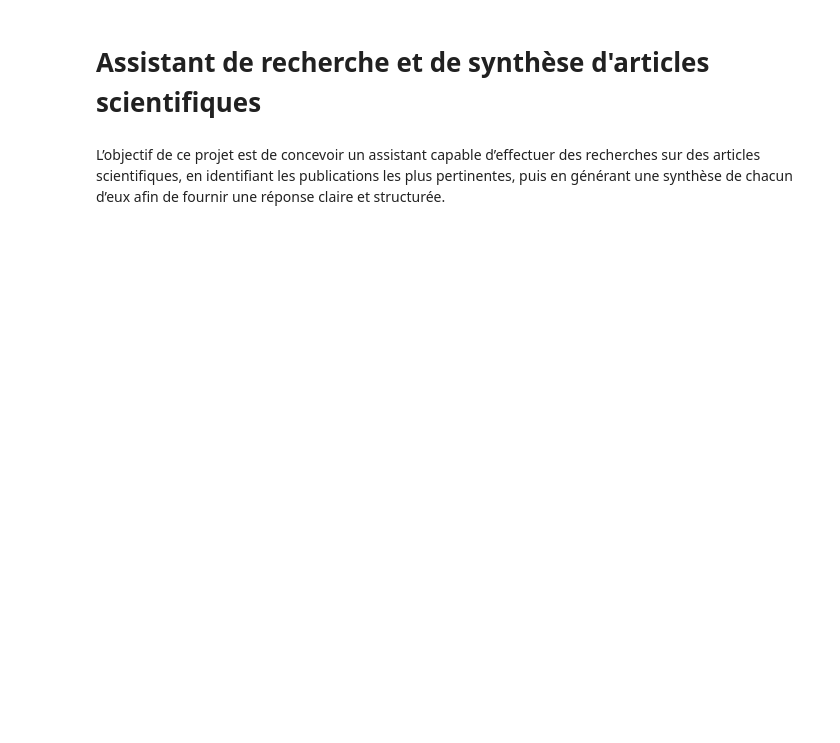
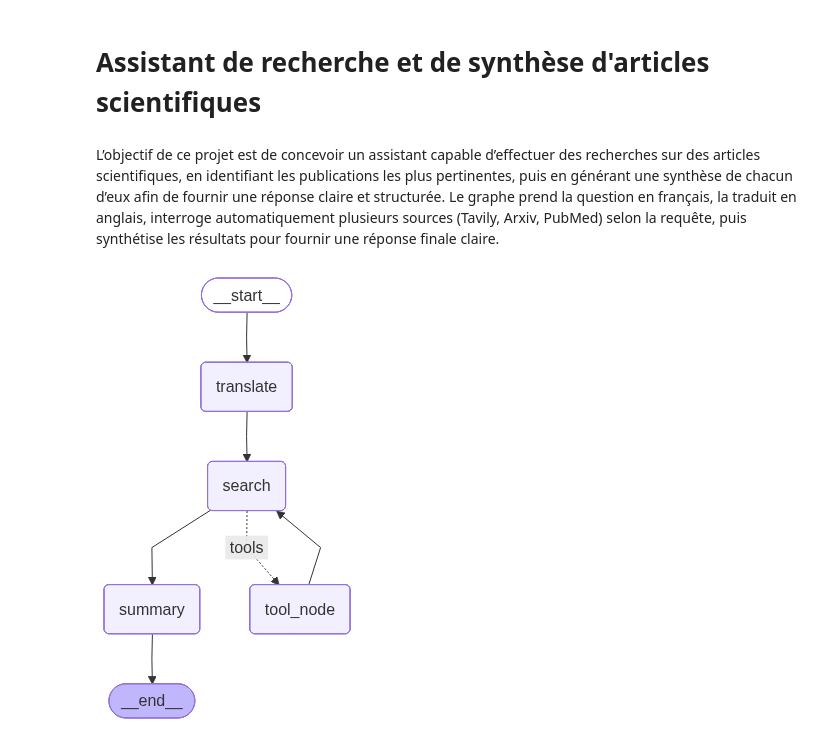
Before and after one commit to cpmk297/agent_recherche_scientifique, a Jupyter notebook: notebook.ipynb, the cells around one changed output. Cells and saved outputs as stored; diff of their text form; code cells hidden in the pictures; blank space fills up the shorter version.

```diff
--- a/notebook.ipynb
+++ b/notebook.ipynb
@@ -2,6 +2,7 @@
 # Assistant de recherche et de synthèse d'articles scientifiques
 # %% [markdown]
 L’objectif de ce projet est de concevoir un assistant capable d’effectuer des recherches sur des articles scientifiques, en identifiant les publications les plus pertinentes, puis en générant une synthèse de chacun d’eux afin de fournir une réponse claire et structurée.
+Le graphe prend la question en français, la traduit en anglais, interroge automatiquement plusieurs sources (Tavily, Arxiv, PubMed) selon la requête, puis synthétise les résultats pour fournir une réponse finale claire.
 # %%
 from langchain_groq import ChatGroq
 from langchain_core.messages import HumanMessage, AIMessage, SystemMessage, AnyMessage
@@ -20,7 +21,7 @@ load_dotenv()
 TAVILY_API_KEY = os.getenv("TAVILY_API_KEY")
 KEY_API= os.getenv("GROQ_API_KEY")
 # %%
-llm = ChatGroq(model = "llama-3.3-70b-versatile", temperature=0)
+llm = ChatGroq(model = "openai/gpt-oss-120b", temperature=0)
 # %%
 class AgentState(TypedDict):
 
@@ -28,40 +29,91 @@ class AgentState(TypedDict):
 
 @tool
 def tavily(message):
-    """Moteur de recherche en ligne en temps réel
+    """Moteur de recherche général en ligne en temps réel
 
     Args:
        message: la requête de l'utilisateur"""
 
-    tavily = TavilySearch(max_results = 5, topic = "science")
+    tavily = TavilySearch(max_results = 5, topic = "general", include_answer = True)
 
     return tavily.invoke({"query": message})
 
 @tool
 def arxiv(message):
     """Acceder à des articles dans le domaine de la science
 
     Args:
        message: la requête de l'utilisateur
     """
 
     arxiv = ArxivRetriever(
     load_max_docs=5,
     get_ful_documents=True)
 
     return arxiv.invoke(message)
 
 @tool
 def pubmed(message):
     """Accéder à des citations dans le domaine de la medecine
 
     Args:
        message: la requête de l'utilisateur"""
 
     pubmed = PubMedRetriever()
 
     return pubmed.invoke(message)
 
+
 tools = [tavily, arxiv, pubmed]
 
 llm_with_tools = llm.bind_tools(tools)
+
+def translate(state):
+
+    state["messages"] = [llm.invoke([SystemMessage(content="Tu es un traducteur francais -> anglais tu ne réponds pas à la question posée")] + state["messages"])]
+
+    return state
+
+def search(state):
+
+    state["messages"] = [llm_with_tools.invoke(state["messages"])]
+
+    return state
+
+def summarize(state):
+
+    state["messages"] = [llm_with_tools.invoke([SystemMessage(content="Tu es un spécialiste en synthèse de documents")] + state["messages"])]
+
+    return state
+
+
+
+def use_tool(state):
+
+    if state["messages"][-1].tool_calls:
+
+        return "tools"
+
+    return "summary"
+
+graph = StateGraph(AgentState)
+
+graph.add_node("translate", translate)
+graph.add_node("search", search)
+graph.add_node("summary", summarize)
+tool_node = ToolNode(tools)
+graph.add_node("tool_node", tool_node)
+graph.add_conditional_edges("search", use_tool,
+                            {"tools": "tool_node",
+                             "summary": "summary"})
+graph.add_edge("tool_node", "search")
+graph.add_edge("translate", "search")
+graph.add_edge("search", "summary")
+graph.add_edge(START, "translate")
+graph.add_edge("summary", END)
+
+app = graph.compile()
+
+app
+# %% [output]
+[figure, added]
```
Also changed, not shown: parts of 2 cells of this notebook.
